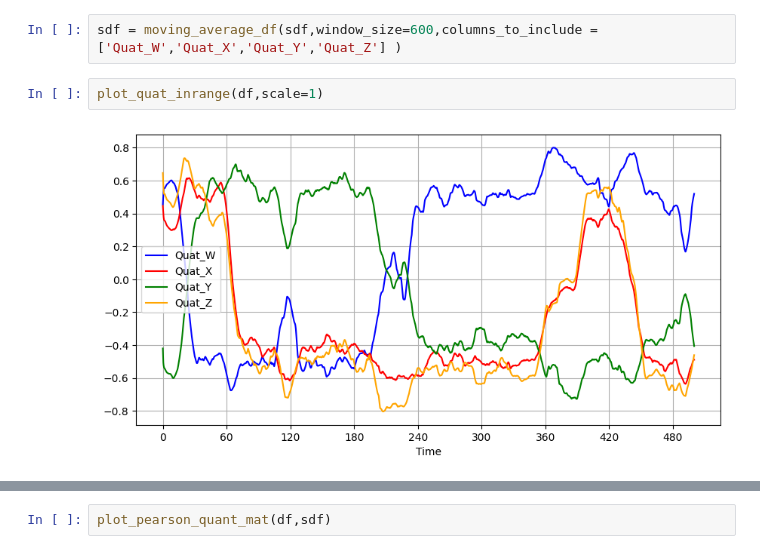
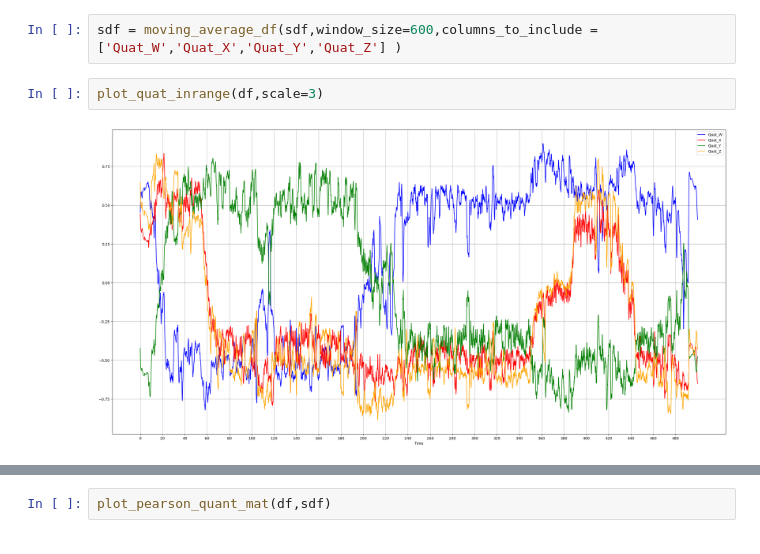
Before and after one commit to MajdBitar1/Xsens-data_processing, a Jupyter notebook: DataAnalysis.ipynb, the cells around one changed output, grey strips where cells are left out. Cells and saved outputs as stored; diff of their text form.

```diff
--- a/DataAnalysis.ipynb
+++ b/DataAnalysis.ipynb
@@ -475,7 +487,7 @@ df = moving_average_df(df,window_size=600,columns_to_include = ['Quat_W','Quat_X
 # %%
 sdf = moving_average_df(sdf,window_size=600,columns_to_include = ['Quat_W','Quat_X','Quat_Y','Quat_Z'] )
 # %%
-plot_quat_inrange(df,scale=1)
+plot_quat_inrange(df,scale=3)
 # %% [output]
-[figure, old version]
+[figure, new version]
 # %%
```
Also changed, not shown: parts of 12 cells of this notebook.
